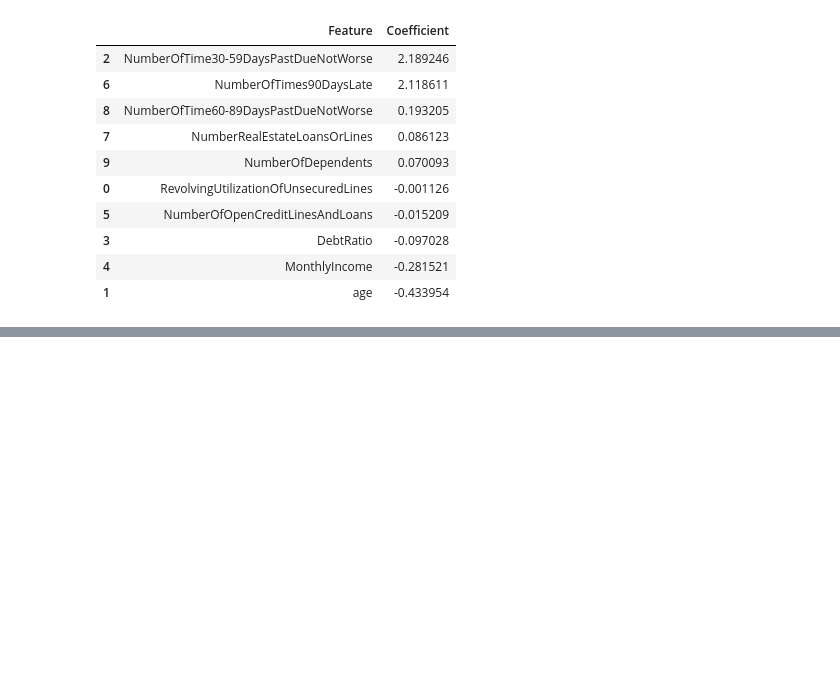
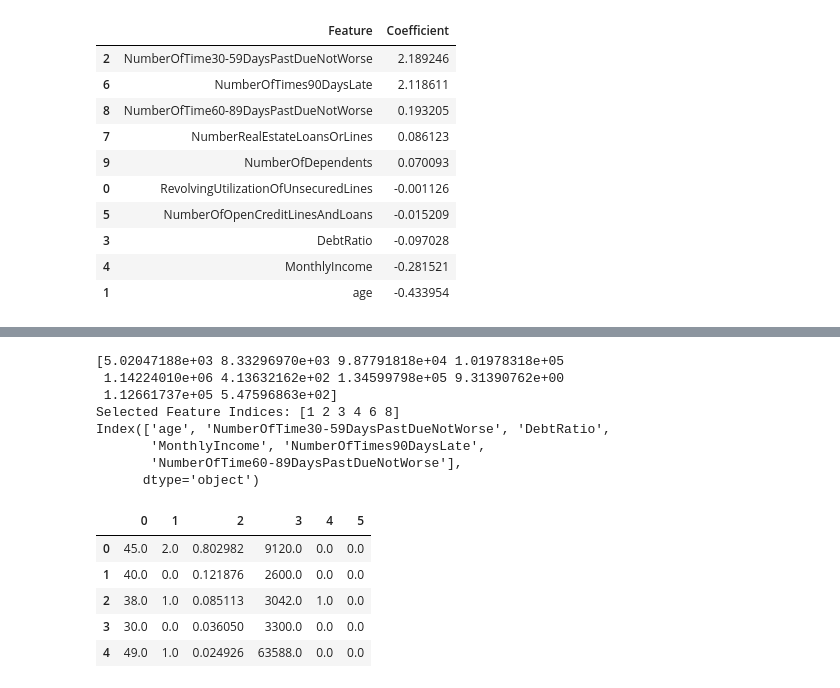
Before and after one commit to spy772/CISC-251-Project, a Jupyter notebook: Baseline_model.ipynb, the cells around one changed output, grey strips where cells are left out. Cells and saved outputs as stored; diff of their text form; code cells hidden in the pictures; blank space fills up the shorter version.

```diff
--- a/Baseline_model.ipynb
+++ b/Baseline_model.ipynb
@@ -237,0 +246,29 @@ top_features.head(10)
+# %%
+selector = SelectKBest(chi2, k=6)
+x_imputed_df = pd.DataFrame(x_imputed)
+reduced_x = selector.fit_transform(x_imputed_df, y)
+
+scores = selector.scores_
+selected_feature_indices = selector.get_support(indices=True)
+
+print(scores)
+print(f"Selected Feature Indices: {selected_feature_indices}")
+
+reduced_feature_names = feature_names[selected_feature_indices]
+print(reduced_feature_names)
+pd.DataFrame(reduced_x).head()
+# %% [output]
+[5.02047188e+03 8.33296970e+03 9.87791818e+04 1.01978318e+05
+ 1.14224010e+06 4.13632162e+02 1.34599798e+05 9.31390762e+00
+ 1.12661737e+05 5.47596863e+02]
+Selected Feature Indices: [1 2 3 4 6 8]
+Index(['age', 'NumberOfTime30-59DaysPastDueNotWorse', 'DebtRatio',
+       'MonthlyIncome', 'NumberOfTimes90DaysLate',
+       'NumberOfTime60-89DaysPastDueNotWorse'],
+      dtype='object')
+|  | 0 | 1 | 2 | 3 | 4 | 5 |
+| 0 | 45.0 | 2.0 | 0.802982 | 9120.0 | 0.0 | 0.0 |
+| 1 | 40.0 | 0.0 | 0.121876 | 2600.0 | 0.0 | 0.0 |
+| 2 | 38.0 | 1.0 | 0.085113 | 3042.0 | 1.0 | 0.0 |
+| 3 | 30.0 | 0.0 | 0.036050 | 3300.0 | 0.0 | 0.0 |
+| 4 | 49.0 | 1.0 | 0.024926 | 63588.0 | 0.0 | 0.0 |
```
Also changed, not shown: parts of 8 cells of this notebook.
